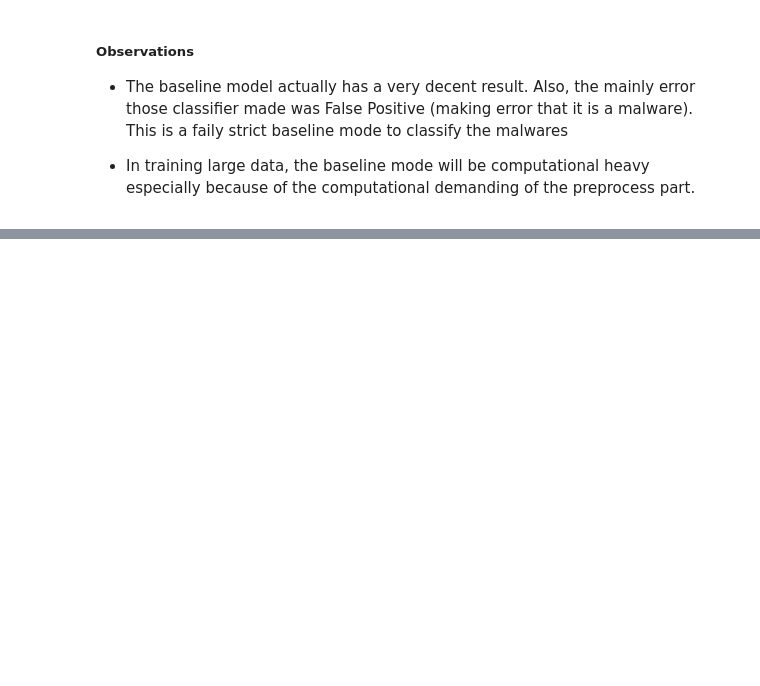
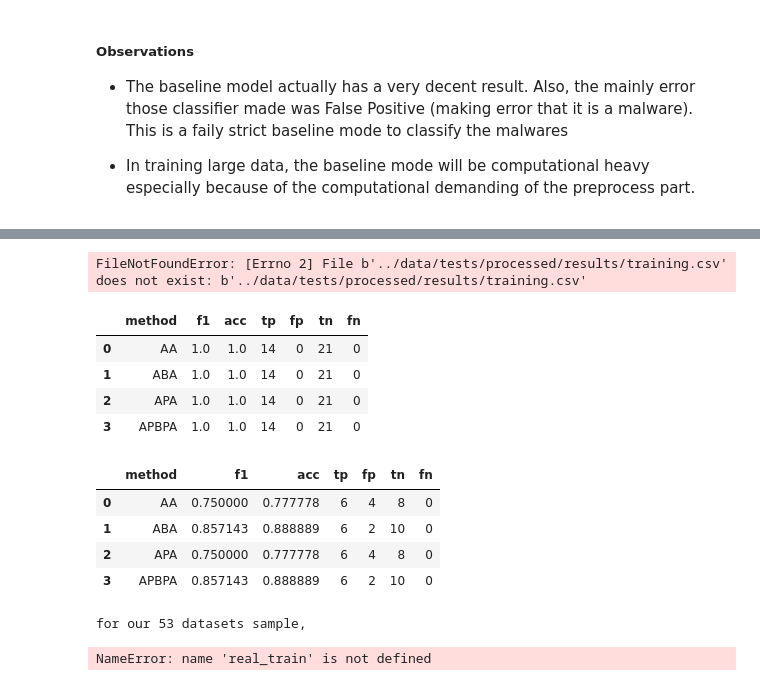
Before and after one commit to syeehyn/hindroid, a Jupyter notebook: notebooks/asignment_3_report.ipynb, the cells around one changed output, grey strips where cells are left out. Drawn from its saved outputs; the diff is of its cells as text; code cells hidden in the pictures; blank space fills up the shorter version.

```diff
--- a/notebooks/asignment_3_report.ipynb
+++ b/notebooks/asignment_3_report.ipynb
@@ -325,0 +327,33 @@ display(test)
+# %%
+import pandas as pd
+import pandas as pd
+import numpy as np
+
+test_train = pd.read_csv('../data/tests/processed/results/training.csv')
+test_test = pd.read_csv('../data/tests/processed/results/testing.csv')
+real_train = pd.read_csv('../data/datasets/processed/results/training.csv')
+real_test = pd.read_csv('../data/datasets/processed/results/testing.csv')
+# %% [output]
+FileNotFoundError: [Errno 2] File b'../data/tests/processed/results/training.csv' does not exist: b'../data/tests/processed/results/training.csv'
+# %%
+print('for our 53 datasets sample, ')
+display(test_train)
+display(test_test)
+# %% [output]
+|  | method | f1 | acc | tp | fp | tn | fn |
+| 0 | AA | 1.0 | 1.0 | 14 | 0 | 21 | 0 |
+| 1 | ABA | 1.0 | 1.0 | 14 | 0 | 21 | 0 |
+| 2 | APA | 1.0 | 1.0 | 14 | 0 | 21 | 0 |
+| 3 | APBPA | 1.0 | 1.0 | 14 | 0 | 21 | 0 |
+|  | method | f1 | acc | tp | fp | tn | fn |
+| 0 | AA | 0.750000 | 0.777778 | 6 | 4 | 8 | 0 |
+| 1 | ABA | 0.857143 | 0.888889 | 6 | 2 | 10 | 0 |
+| 2 | APA | 0.750000 | 0.777778 | 6 | 4 | 8 | 0 |
+| 3 | APBPA | 0.857143 | 0.888889 | 6 | 2 | 10 | 0 |
+# %%
+print('for our 53 datasets sample, ')
+display(real_train)
+display(real_test)
+# %% [output]
+for our 53 datasets sample,
+NameError: name 'real_train' is not defined
```
Also changed, not shown: parts of 9 cells of this notebook, 1 other file.
